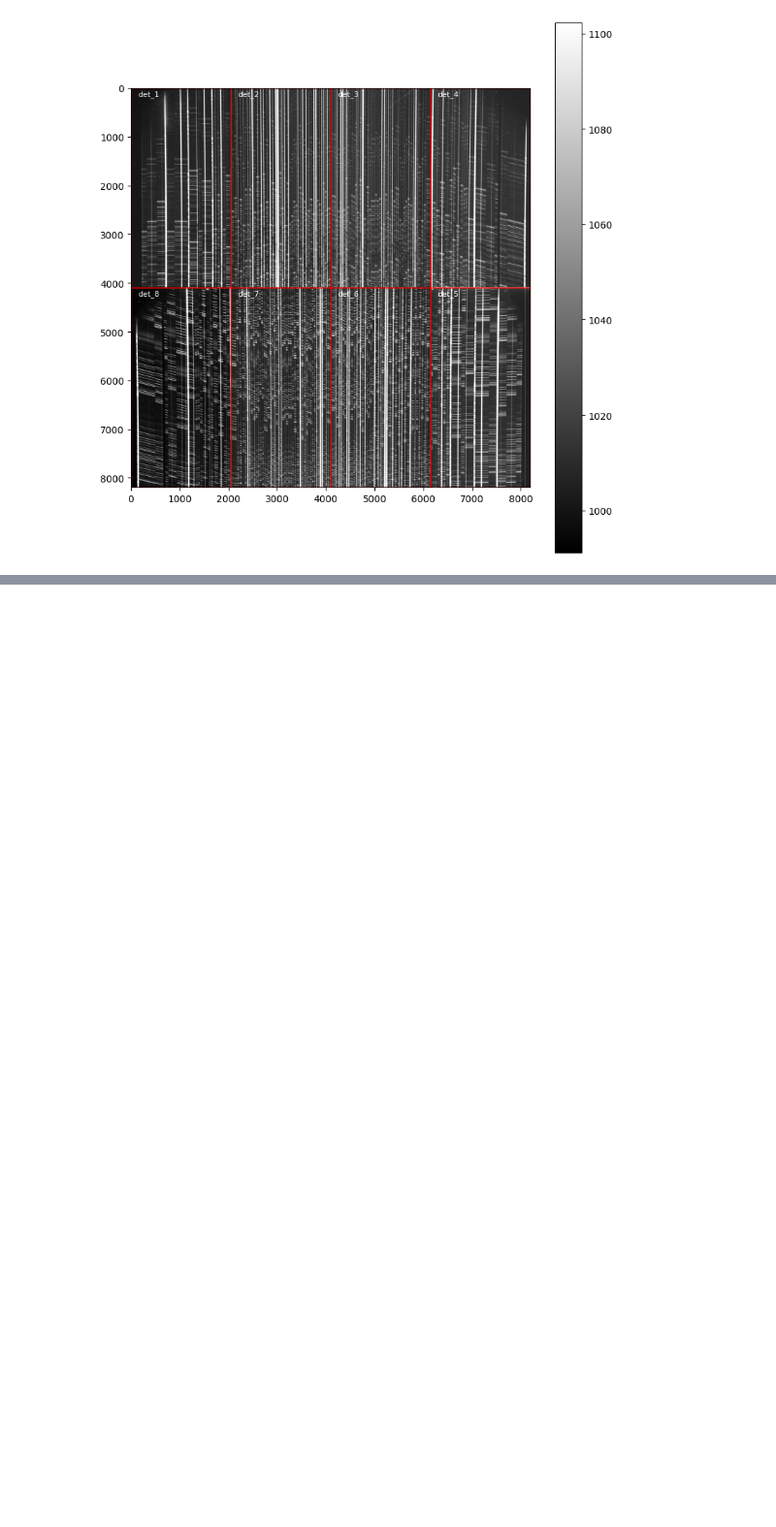
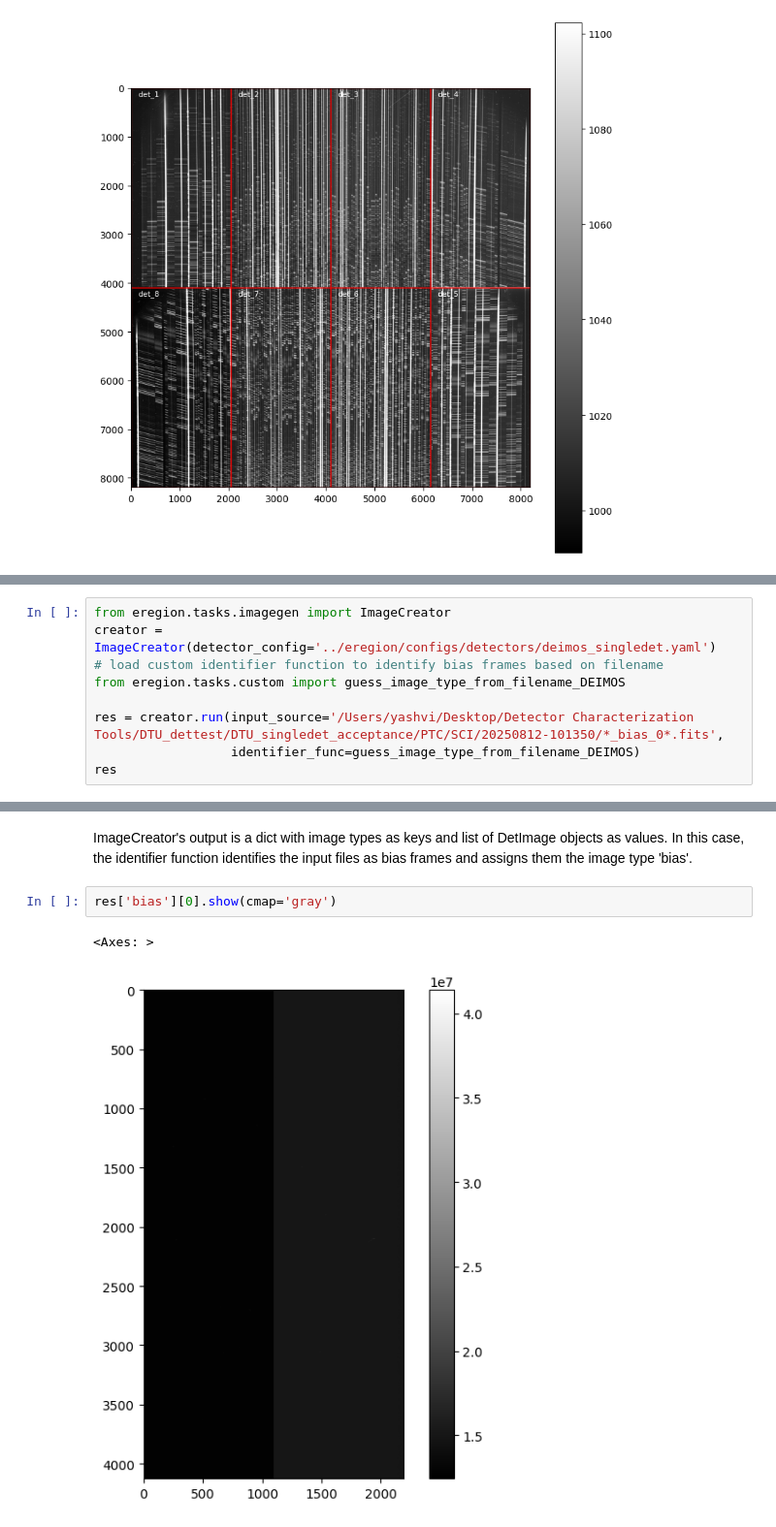
Before and after one commit to CaltechOpticalObservatories/eregion, a Jupyter notebook: playground/test.ipynb, the cells around one changed output, grey strips where cells are left out. Shown at 97% size. Saved outputs shown, nothing was run; the diff lists cells and outputs as text; blank space fills up the shorter version.

```diff
--- a/playground/test.ipynb
+++ b/playground/test.ipynb
@@ -93,0 +88,9 @@ fpimage.show(cmap='gray', vmin=vmin, vmax=vmax)
+# %%
+from eregion.tasks.imagegen import ImageCreator
+creator = ImageCreator(detector_config='../eregion/configs/detectors/deimos_singledet.yaml')
+# load custom identifier function to identify bias frames based on filename
+from eregion.tasks.custom import guess_image_type_from_filename_DEIMOS
+
+res = creator.run(input_source='/Users/yashvi/Desktop/Detector Characterization Tools/DTU_dettest/DTU_singledet_acceptance/PTC/SCI/20250812-101350/*_bias_0*.fits',
+                  identifier_func=guess_image_type_from_filename_DEIMOS)
+res
@@ -93,0 +106,7 @@ fpimage.show(cmap='gray', vmin=vmin, vmax=vmax)
+# %% [markdown]
+ImageCreator's output is a dict with image types as keys and list of DetImage objects as values. In this case, the identifier function identifies the input files as bias frames and assigns them the image type 'bias'.
+# %%
+res['bias'][0].show(cmap='gray')
+# %% [output]
+<Axes: >
+[figure, added]
```
Also changed, not shown: parts of 17 cells of this notebook, 31 other files.
